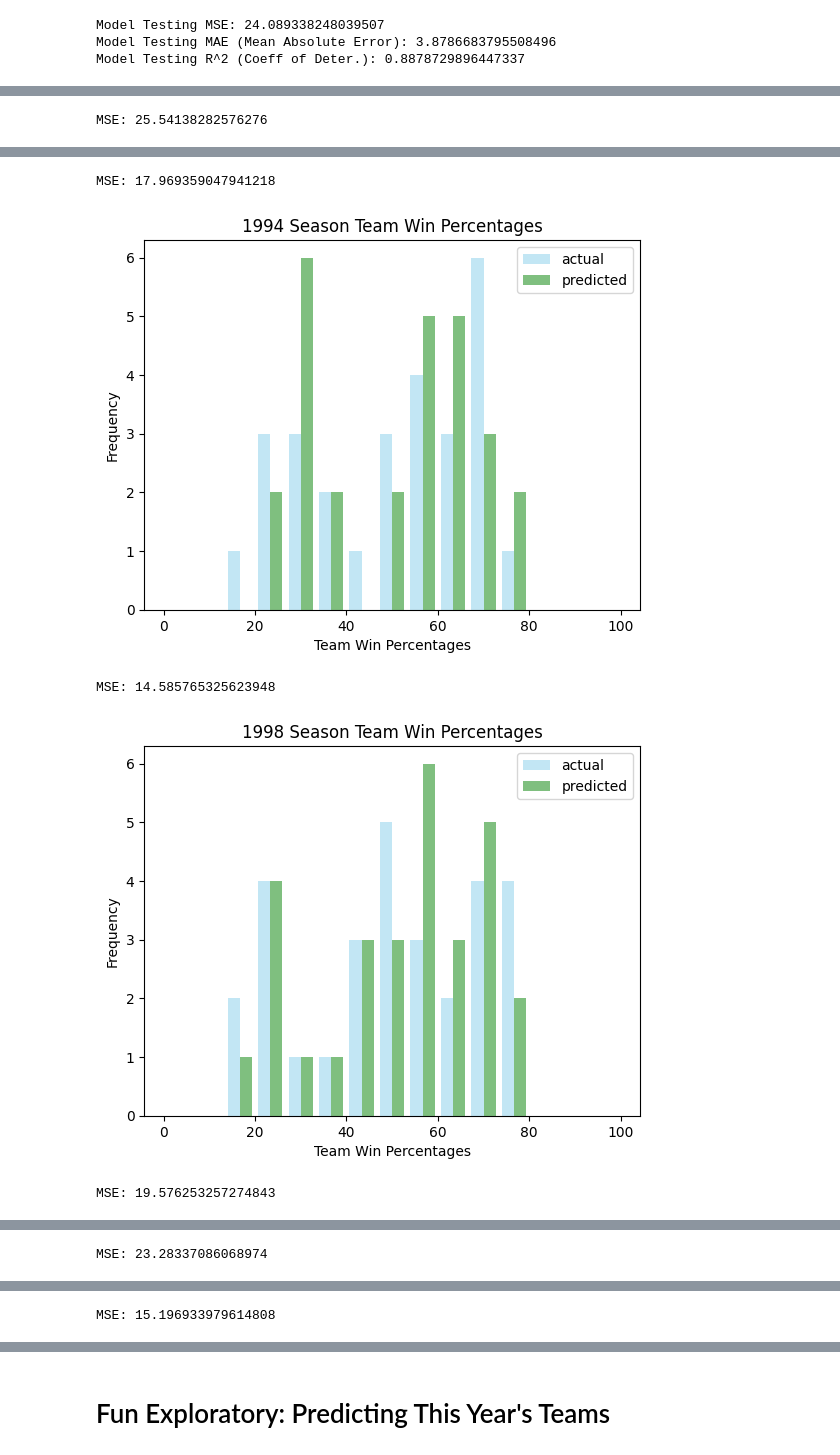
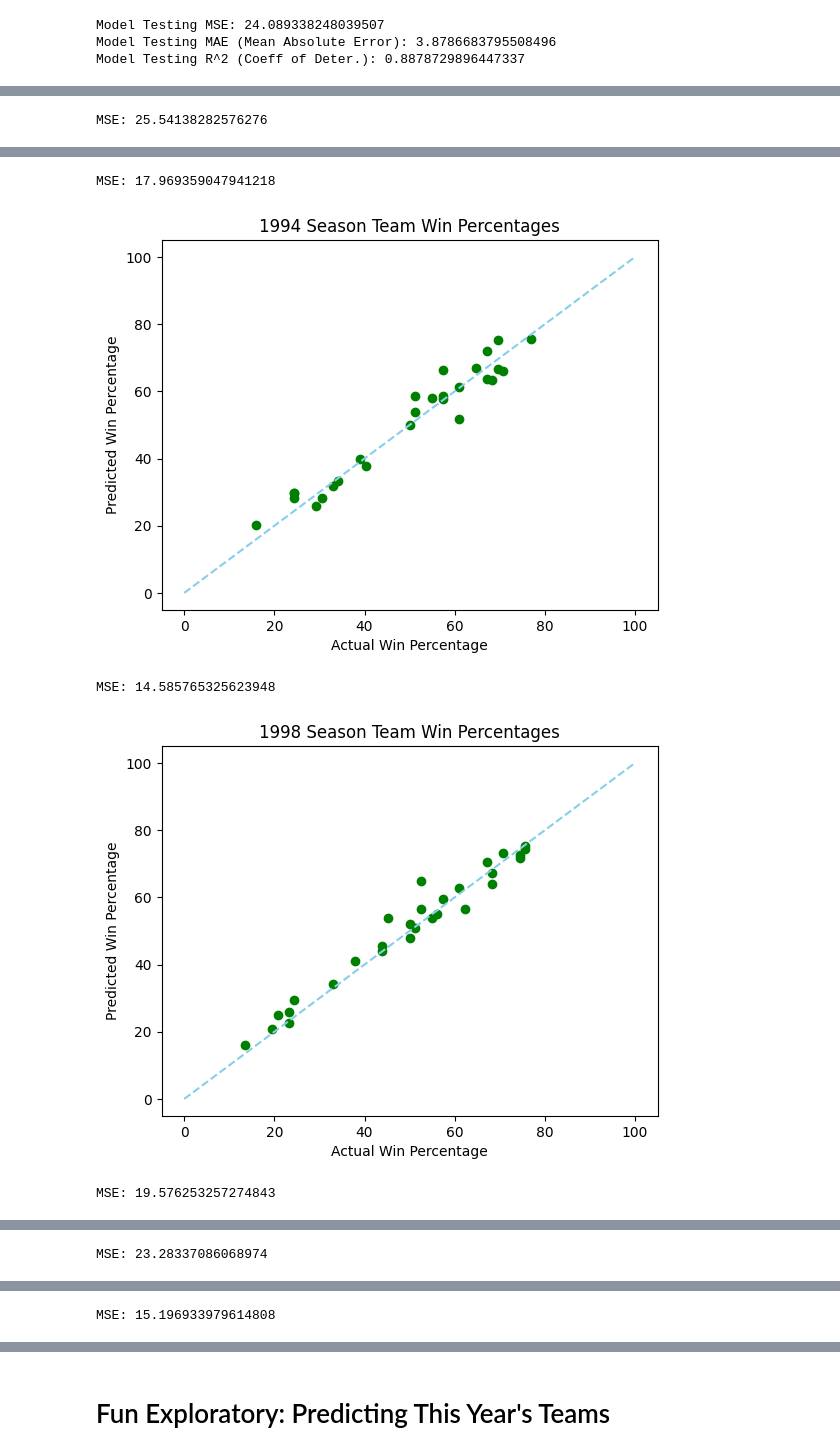
Before and after one commit to cse151a-nba-project/milestone-3, a Jupyter notebook: CSE_151A_Milestone_3.ipynb, the cells around one changed output, grey strips where cells are left out. Drawn from its saved outputs; the diff is of its cells as text; code cells hidden in the pictures.

Commit message:
readme and visualizations

```diff
--- a/CSE_151A_Milestone_3.ipynb
+++ b/CSE_151A_Milestone_3.ipynb
@@ -154,11 +154,13 @@ def plot_win_dist_predict_vs_actual(year):
   year_predicted = regressor.predict(year_stats)
   print(f'MSE: {mean_squared_error(year_win, year_predicted)}')
 
-  plt.hist([year_win, year_predicted], range=[0, 100], alpha=0.5, bins=15, color = ["skyblue", "green"], label=['actual', 'predicted'])
+  plt.figure(0)
+  plt.scatter(year_win, year_predicted, color="green")
+  identity_line = np.linspace(0,100)
+  plt.plot(identity_line, identity_line, color="skyblue", linestyle="dashed")
 
-  plt.legend(loc='upper right')
-  plt.xlabel('Team Win Percentages')
-  plt.ylabel('Frequency')
+  plt.xlabel('Actual Win Percentage')
+  plt.ylabel('Predicted Win Percentage')
   plt.title(f'{year} Season Team Win Percentages')
 
   # Display the plot
@@ -172,5 +174,5 @@ MSE: 25.54138282576276
 MSE: 17.969359047941218
-[figure, old version]
+[figure, new version]
 MSE: 14.585765325623948
-[figure, old version]
+[figure, new version]
 MSE: 19.576253257274843
```
Also changed, not shown: parts of 4 cells of this notebook, 2 other files.
